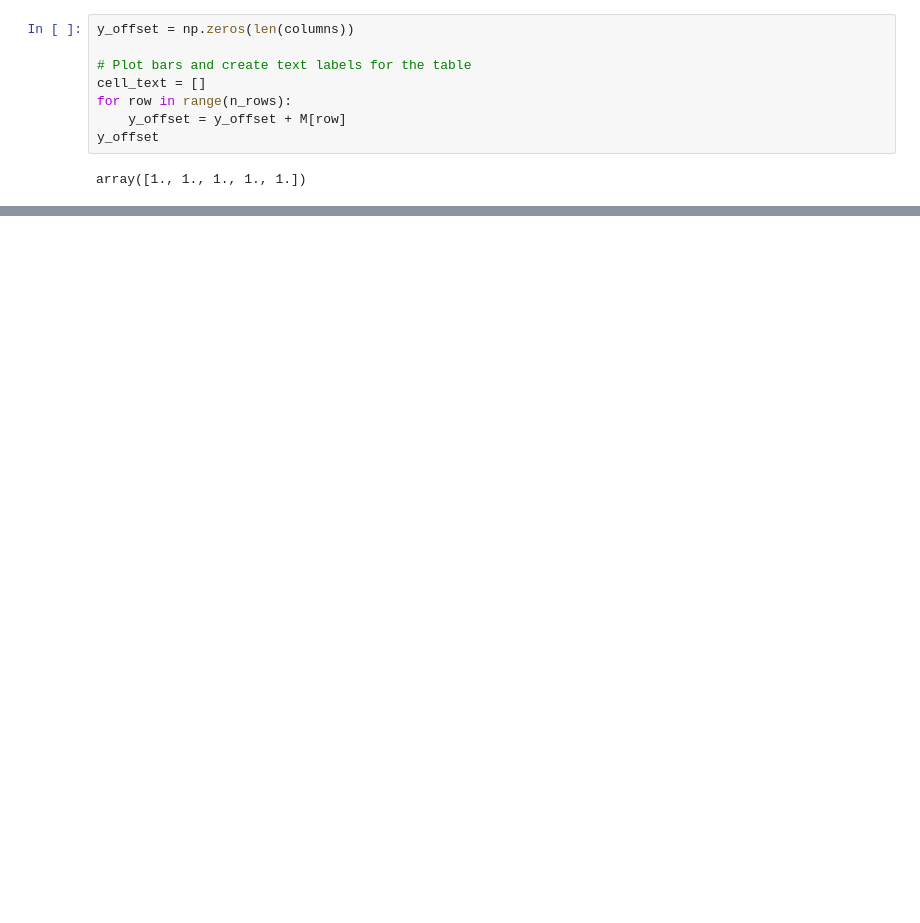
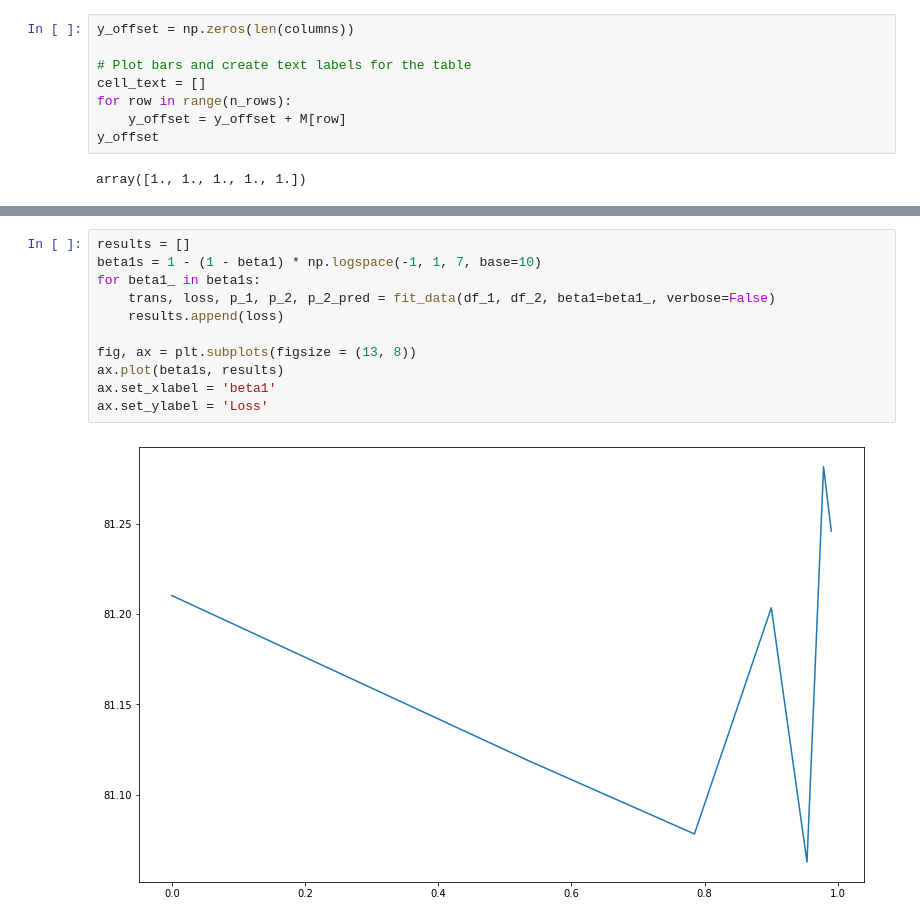
Before and after one commit to laurentperrinet/2022-05-04_transfert-des-voix, a Jupyter notebook: 2022-05-04_transfert-des-voix.ipynb, the cells around one changed output, grey strips where cells are left out. Cells and saved outputs as stored; diff of their text form; blank space fills up the shorter version.

```diff
--- a/2022-05-04_transfert-des-voix.ipynb
+++ b/2022-05-04_transfert-des-voix.ipynb
@@ -1053,0 +1087,13 @@ array([1., 1., 1., 1., 1.])
+# %%
+results = []
+beta1s = 1 - (1 - beta1) * np.logspace(-1, 1, 7, base=10)
+for beta1_ in beta1s:
+    trans, loss, p_1, p_2, p_2_pred = fit_data(df_1, df_2, beta1=beta1_, verbose=False)
+    results.append(loss)
+
+fig, ax = plt.subplots(figsize = (13, 8))
+ax.plot(beta1s, results)
+ax.set_xlabel = 'beta1'
+ax.set_ylabel = 'Loss'
+# %% [output]
+[figure, added]
```
Also changed, not shown: parts of 78 cells of this notebook.
